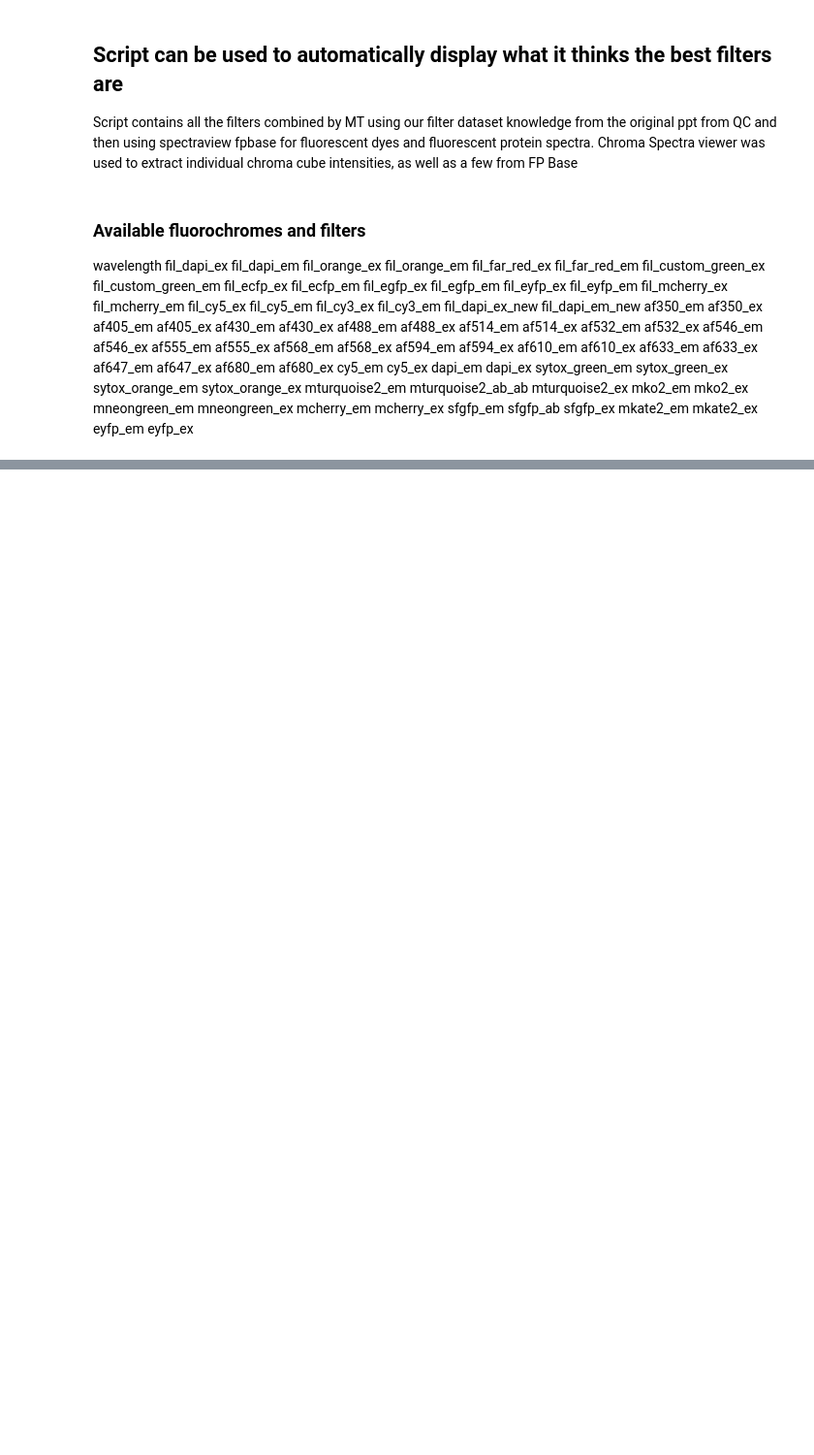
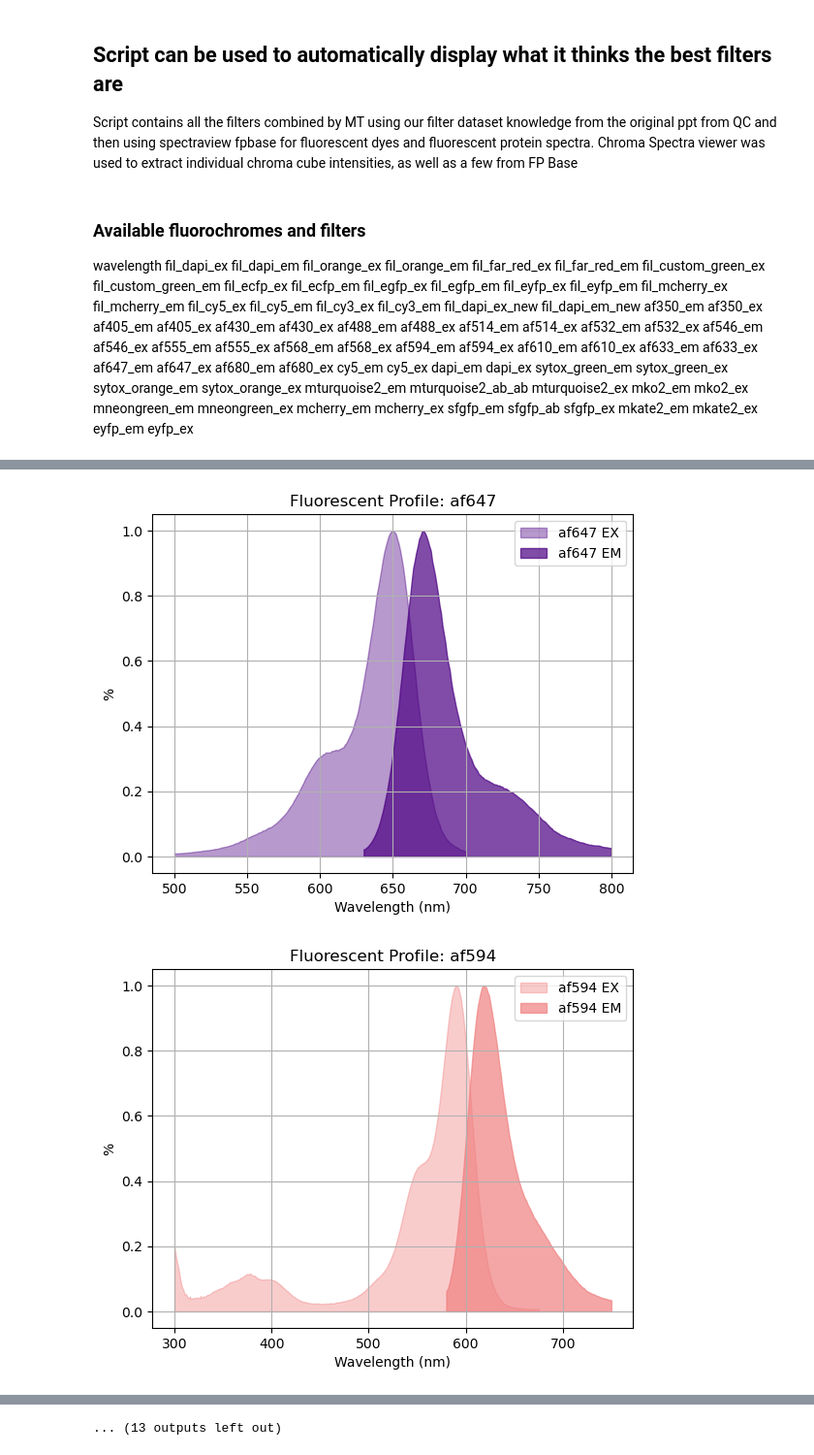
Before and after one commit to matttheodore/Image_Analysis, a Jupyter notebook: Microscope_Information/pick_and_plot-best_filters.ipynb, the cells around one changed output, grey strips where cells are left out. Shown at 97% size. Cells and saved outputs as stored; diff of their text form; code cells hidden in the pictures; blank space fills up the shorter version.

```diff
--- a/Microscope_Information/pick_and_plot-best_filters.ipynb
+++ b/Microscope_Information/pick_and_plot-best_filters.ipynb
@@ -167,0 +208,26 @@ plot_custom_filters_and_fluorophores(['far_red', 'custom_green'], ['af488', 'af5
+# %%
+
+
+# Function to plot and save individual fluorophore profiles
+def plot_individual_fluorophores(dataset):
+    fluorophore_columns = set(col.rsplit('_', 1)[0] for col in dataset.columns if not col.startswith('fil_') and not col == 'wavelength')
+
+    for fluor in fluorophore_columns:
+        color = color_dict.get(fluor.lower(), 'grey')  # Default to grey if color not found in dictionary
+
+        plt.figure()
+        plt.fill_between(dataset['wavelength'], dataset[f'{fluor}_ex'], alpha=0.4, label=f'{fluor} EX', color=color)
+        plt.fill_between(dataset['wavelength'], dataset[f'{fluor}_em'], alpha=0.7, label=f'{fluor} EM', color=color)
+        plt.title(f'Fluorescent Profile: {fluor}')
+        plt.xlabel('Wavelength (nm)')
+        plt.ylabel('%')
+        plt.legend()
+        plt.grid(True)
+        plt.savefig(f'C:/Users/mattt/Fiji.app/Image_Analysis/Microscope_Information/Fluorophore_plots/Fluorophore_Profile_{fluor}.png')
+        plt.show()
+
+
+plot_individual_fluorophores(dataset)
+# %% [output]
+[figure, added]
+[figure, added]
@@ -167,0 +244 @@ plot_custom_filters_and_fluorophores(['far_red', 'custom_green'], ['af488', 'af5
+... (13 outputs left out)
```
Also changed, not shown: parts of 6 cells of this notebook, 3 other files.
